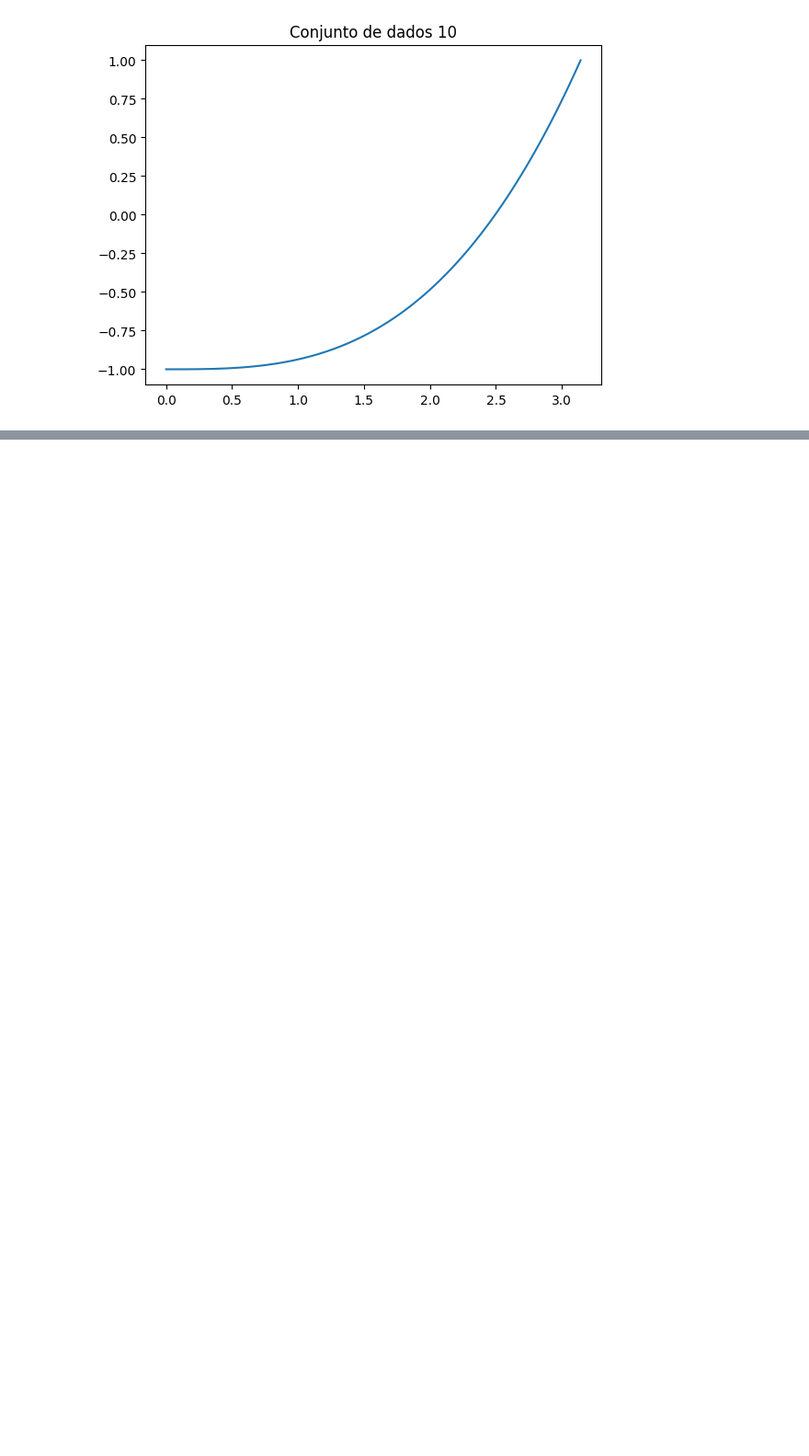
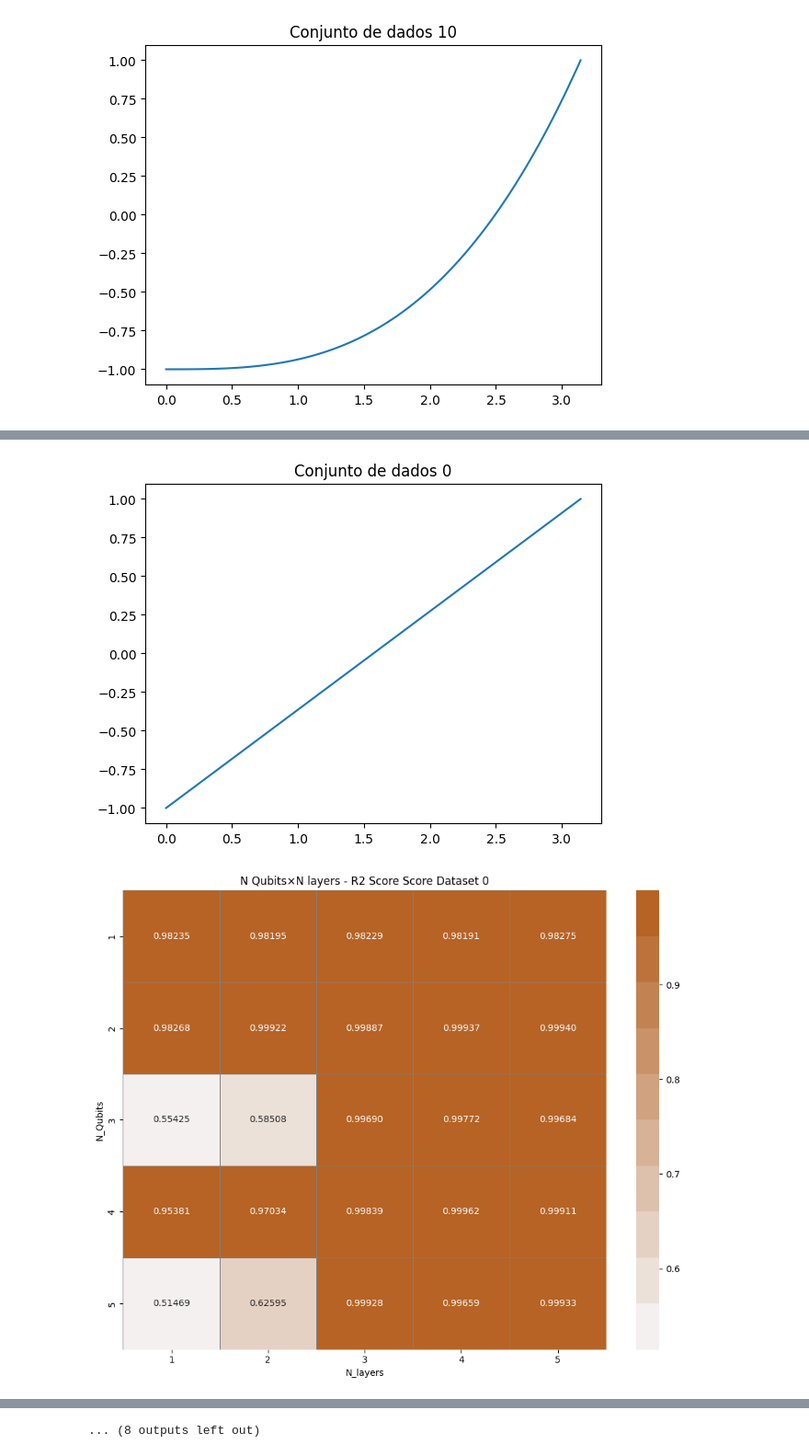
Before and after one commit to laciq-ufpe/Regressores-Quanticos, a Jupyter notebook: scripts/Embeddings/angle.ipynb, the cells around one changed output, grey strips where cells are left out. Shown at 92% size. Saved outputs shown, nothing was run; the diff lists cells and outputs as text; code cells hidden in the pictures; blank space fills up the shorter version.

```diff
--- a/scripts/Embeddings/angle.ipynb
+++ b/scripts/Embeddings/angle.ipynb
@@ -407,0 +451,12 @@ KeyboardInterrupt:
+# %%
+for i in datasets:
+    plt.title(f"Conjunto de dados {i}")
+    plt.plot(datasets[i]['x'], datasets[i]['y'])
+    plt.show()
+
+    view_df = result_df[result_df["dataset"]==i]
+    matrix_view("N_Qubits","N_layers","R2_Score",df =view_df,additional_text=f"Score Dataset {i}",precision=5)
+    plt.show()
+# %% [output]
+[figure, added]
+[figure, added]
@@ -407,0 +473 @@ KeyboardInterrupt:
+... (8 outputs left out)
```
Also changed, not shown: parts of 7 cells of this notebook, 3 other files.
